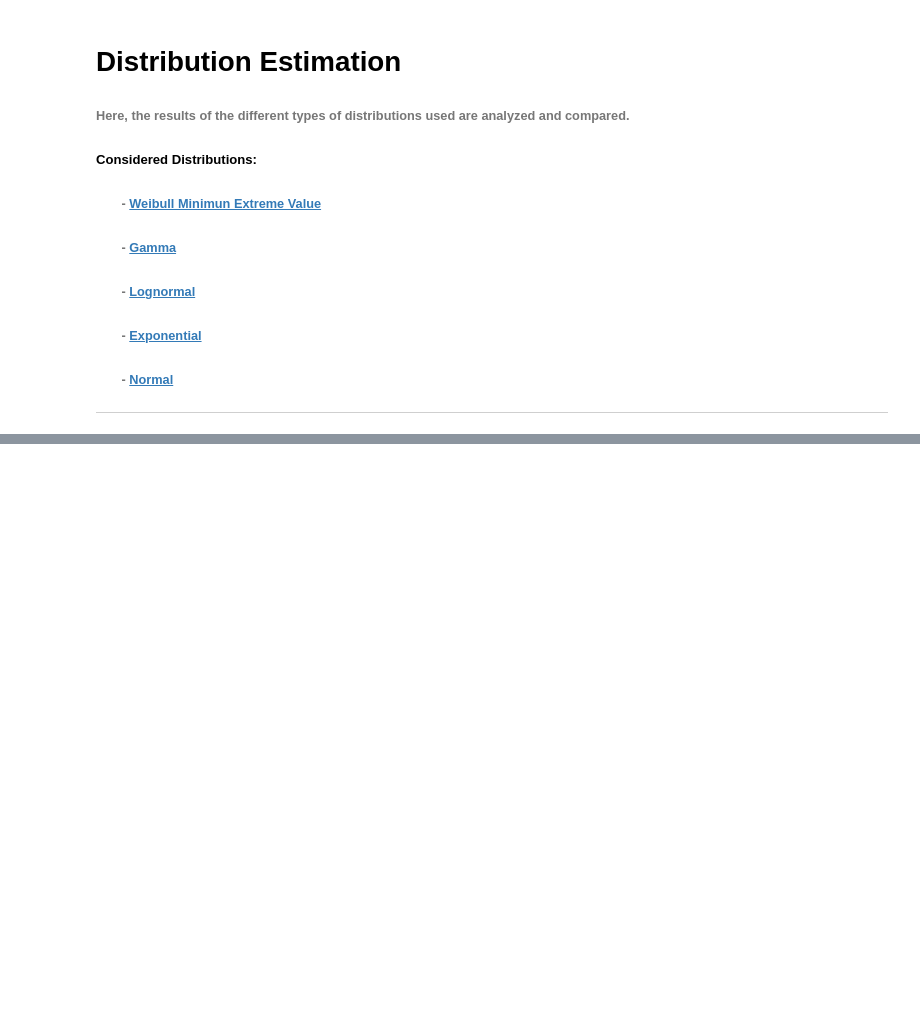
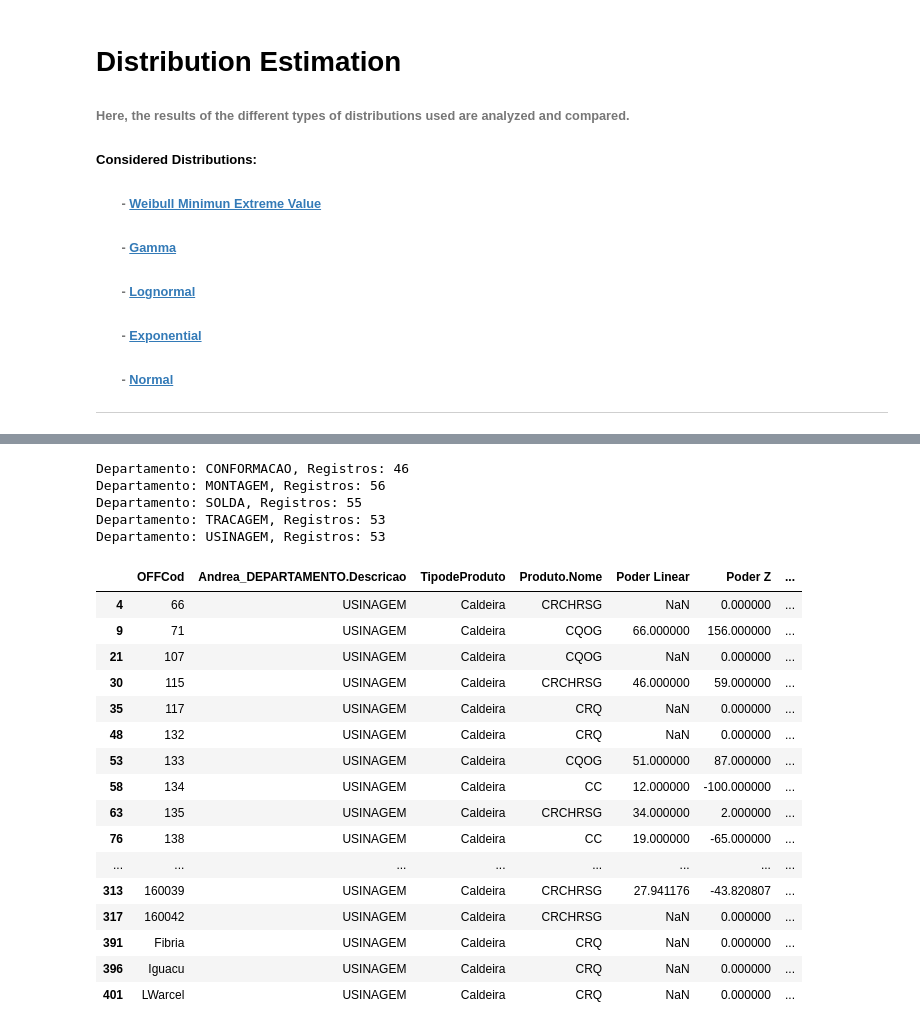
Before and after one commit to pedroap7/Case-Caldeiras, a Jupyter notebook: Jupyter/Python/04-Distribution_Estimation_py.ipynb, the cells around one changed output, grey strips where cells are left out. Drawn from its saved outputs; the diff is of its cells as text; code cells hidden in the pictures; blank space fills up the shorter version.

```diff
--- a/Jupyter/Python/04-Distribution_Estimation_py.ipynb
+++ b/Jupyter/Python/04-Distribution_Estimation_py.ipynb
@@ -66,0 +82,46 @@ Dados processados com sucesso!
+# %%
+# Usando o filtro do OffCod
+OffCod = OffCod_Agru[OffCod_Agru["SomaDeHorasApontadasUnitario"].notna()]
+OffCod = OffCod[OffCod["SomaDeHorasApontadasUnitario"] != 0]
+
+# Lista de departamentos
+departamentos_list = ['CONFORMACAO', 'MONTAGEM', 'SOLDA', 'TRACAGEM', 'USINAGEM']
+
+# Dicionário para armazenar os DataFrames
+Departamento = {}
+
+# Criando os DataFrames com um loop
+for d in departamentos_list:
+    Departamento[d] = OffCod[
+        (OffCod['TipodeProduto'] == 'Caldeira') &
+        (OffCod['Andrea_DEPARTAMENTO.Descricao'] == d)
+    ]
+
+    # Exibir o número de registros para cada departamento
+    print(f"Departamento: {d}, Registros: {len(Departamento[d])}")
+
+# Exibir um exemplo, como o DataFrame de USINAGEM
+display(Departamento['USINAGEM'])
+# %% [output]
+Departamento: CONFORMACAO, Registros: 46
+Departamento: MONTAGEM, Registros: 56
+Departamento: SOLDA, Registros: 55
+Departamento: TRACAGEM, Registros: 53
+Departamento: USINAGEM, Registros: 53
+|  | OFFCod | Andrea_DEPARTAMENTO.Descricao | TipodeProduto | Produto.Nome | Poder Linear | Poder Z | ... |
+| 4 | 66 | USINAGEM | Caldeira | CRCHRSG | NaN | 0.000000 | ... |
+| 9 | 71 | USINAGEM | Caldeira | CQOG | 66.000000 | 156.000000 | ... |
+| 21 | 107 | USINAGEM | Caldeira | CQOG | NaN | 0.000000 | ... |
+| 30 | 115 | USINAGEM | Caldeira | CRCHRSG | 46.000000 | 59.000000 | ... |
+| 35 | 117 | USINAGEM | Caldeira | CRQ | NaN | 0.000000 | ... |
+| 48 | 132 | USINAGEM | Caldeira | CRQ | NaN | 0.000000 | ... |
+| 53 | 133 | USINAGEM | Caldeira | CQOG | 51.000000 | 87.000000 | ... |
+| 58 | 134 | USINAGEM | Caldeira | CC | 12.000000 | -100.000000 | ... |
+| 63 | 135 | USINAGEM | Caldeira | CRCHRSG | 34.000000 | 2.000000 | ... |
+| 76 | 138 | USINAGEM | Caldeira | CC | 19.000000 | -65.000000 | ... |
+| ... | ... | ... | ... | ... | ... | ... | ... |
+| 313 | 160039 | USINAGEM | Caldeira | CRCHRSG | 27.941176 | -43.820807 | ... |
+| 317 | 160042 | USINAGEM | Caldeira | CRCHRSG | NaN | 0.000000 | ... |
+| 391 | Fibria | USINAGEM | Caldeira | CRQ | NaN | 0.000000 | ... |
+| 396 | Iguacu | USINAGEM | Caldeira | CRQ | NaN | 0.000000 | ... |
+| 401 | LWarcel | USINAGEM | Caldeira | CRQ | NaN | 0.000000 | ... |
```
Also changed, not shown: parts of 7 cells of this notebook, 6 other files.
